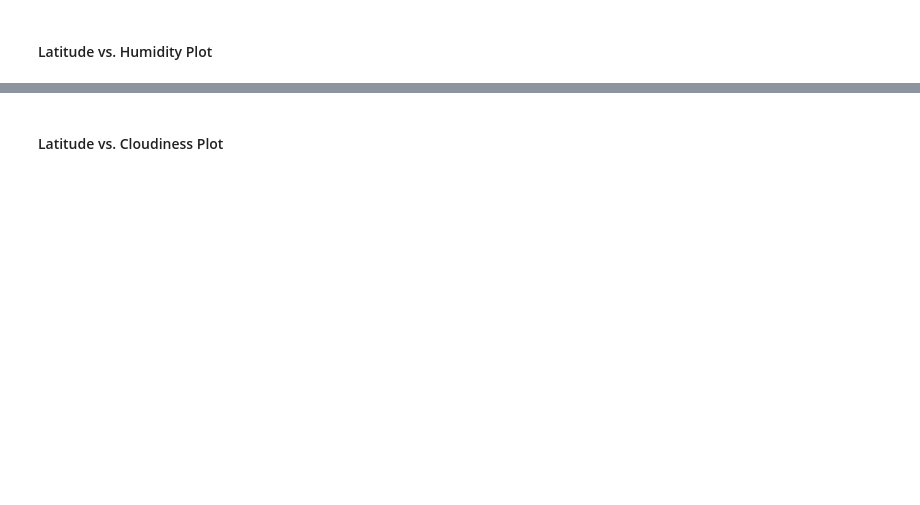
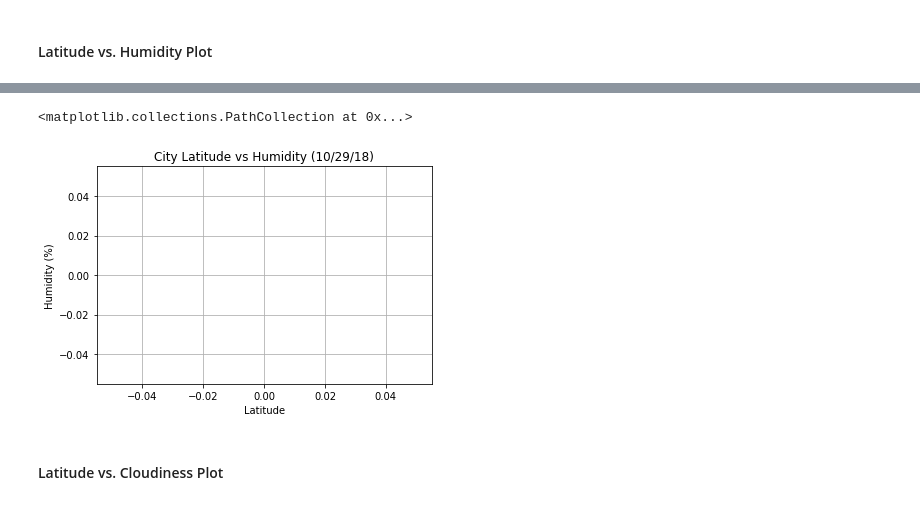
Before and after one commit to javcb/GitHub_Homework, a Jupyter notebook: 6_Homework_Python_APIs/WeatherPy.ipynb, the cells around one changed output, grey strips where cells are left out. Saved outputs shown, nothing was run; the diff lists cells and outputs as text; code cells hidden in the pictures; blank space fills up the shorter version.

```diff
--- a/6_Homework_Python_APIs/WeatherPy.ipynb
+++ b/6_Homework_Python_APIs/WeatherPy.ipynb
@@ -100,2 +139,14 @@ dtype: int64
+# %%
+fig2, ax2 = plt.subplots()
+ax2.set_xlabel("Latitude")
+ax2.set_ylabel("Humidity (%)")
+ax2.set_title("City Latitude vs Humidity (10/29/18)")
+x2 = weather_data["Lat"]
+y2 = weather_data["Humidity"]
+plt.grid()
+ax2.scatter(x2, y2, marker="o",edgecolors="black",color="steelblue")
+# %% [output]
+<matplotlib.collections.PathCollection at 0x...>
+[figure, added]
 # %% [markdown]
 #### Latitude vs. Cloudiness Plot
```
Also changed, not shown: parts of 13 cells of this notebook, 1 other file.
